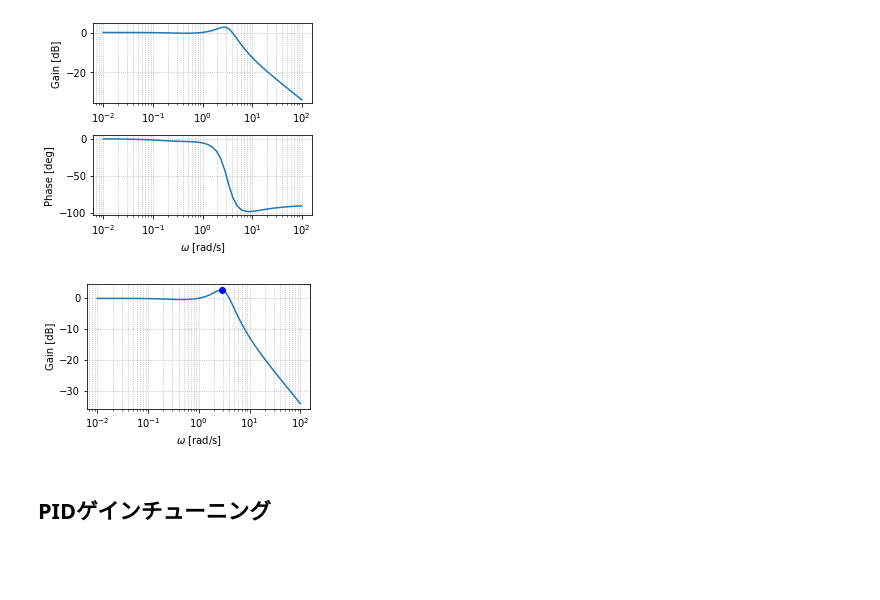
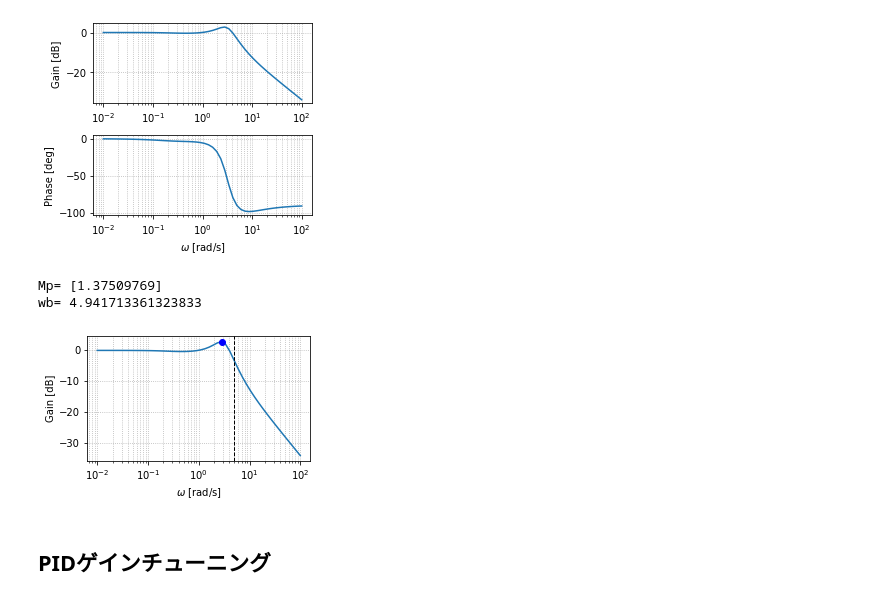
Before and after one commit to 373yuki/onlinelec2020, a Jupyter notebook: Part2.ipynb, the cells around one changed output. Cells and saved outputs as stored; diff of their text form; code cells hidden in the pictures; blank space fills up the shorter version.

```diff
--- a/Part2.ipynb
+++ b/Part2.ipynb
@@ -117,20 +117,30 @@ fig.tight_layout()
 # %%
 from scipy import signal
 
 gain, phase, w = bode(Gyr, logspace(-2,2), Plot=False)
 
 fig, ax = plt.subplots(figsize=(4, 2.3))
 ax.semilogx(w, 20*np.log10(gain))
 
 # ピークゲイン
 [maxId] = signal.argrelmax(gain)
 ax.plot(w[maxId], 20*np.log10(gain[maxId]), 'bo')
+print('Mp=', gain[maxId])
+
+# バンド幅（近似値）
+idx = np.abs( np.asarray(gain) - Gyr.dcgain()/np.sqrt(2) ).argmin()
+ax.axvline( w[idx], ls='--', c='k', lw = 1)
+print('wb=', w[idx])
 
 ax.set_ylabel('Gain [dB]')
 ax.set_xlabel('$\omega$ [rad/s]')
 ax.grid(which="both", ls=':')
+
+fig.savefig("test.pdf", transparent=True, bbox_inches="tight", pad_inches=0.0)
 # %% [output]
+Mp= [1.37509769]
+wb= 4.941713361323833
-[figure, old version]
+[figure, new version]
 # %% [markdown]
 ## PIDゲインチューニング
 # %% [markdown]
```
Also changed, not shown: parts of 2 cells of this notebook, 1 other file.
